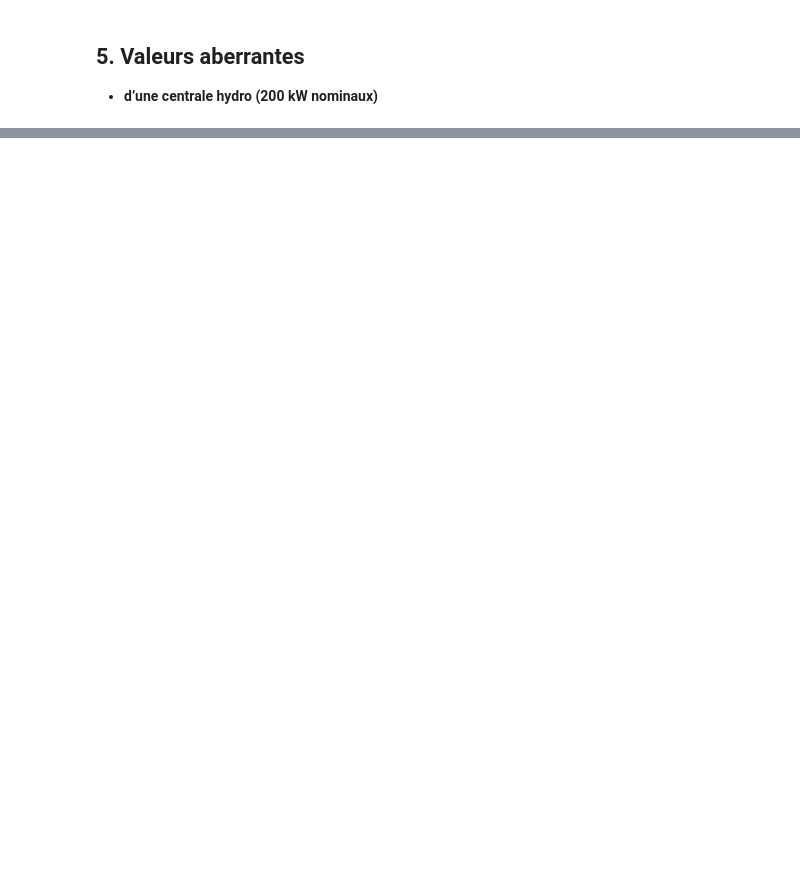
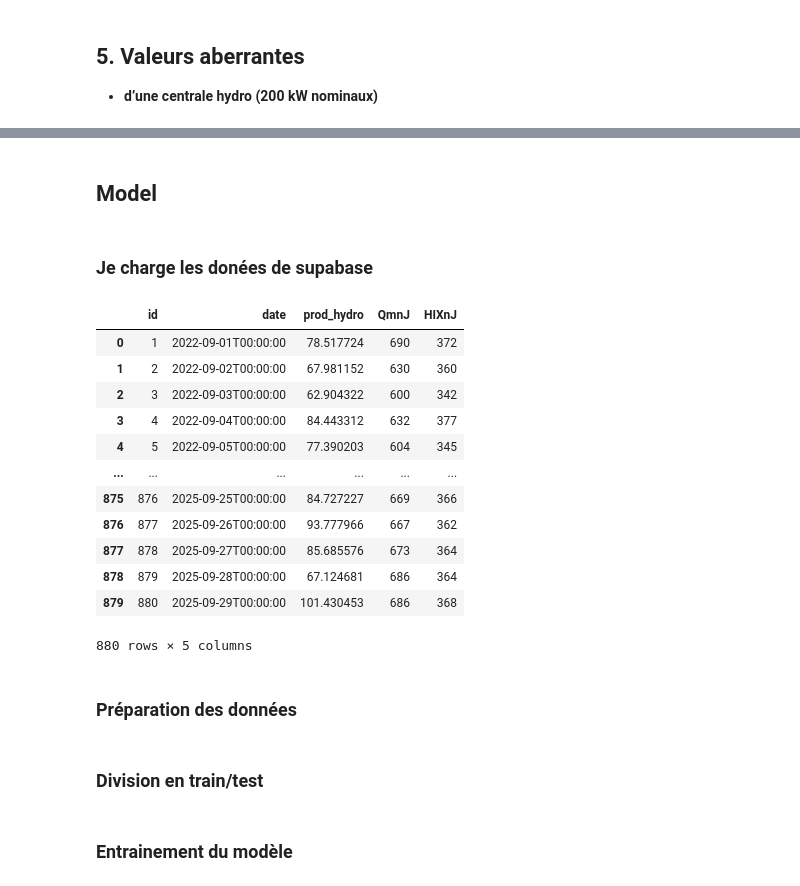
Before and after one commit to kirillsst/Production-EnR, a Jupyter notebook: notebooks/notebook_prod_hydro.ipynb, the cells around one changed output, grey strips where cells are left out. Drawn from its saved outputs; the diff is of its cells as text; code cells hidden in the pictures; blank space fills up the shorter version.

Commit message:
feat: test model(RFR)

```diff
--- a/notebooks/notebook_prod_hydro.ipynb
+++ b/notebooks/notebook_prod_hydro.ipynb
@@ -89 +96,31 @@ display(df_clean.describe())
 | max | 200.000000 |
+# %% [markdown]
+## Model
+# %% [markdown]
+### Je charge les donées de supabase
+# %%
+load_dotenv()
+
+SUPABASE_URL = os.getenv("SUPABASE_URL")
+SUPABASE_KEY = os.getenv("SUPABASE_SERVICE_ROLE_KEY")
+
+supabase = create_client(SUPABASE_URL, SUPABASE_KEY)
+data = supabase.table("Hydro_data").select("*").execute()
+df = pd.DataFrame(data.data)
+df
+# %% [output]
+|  | id | date | prod_hydro | QmnJ | HIXnJ |
+| 0 | 1 | 2022-09-01T00:00:00 | 78.517724 | 690 | 372 |
+| 1 | 2 | 2022-09-02T00:00:00 | 67.981152 | 630 | 360 |
+| 2 | 3 | 2022-09-03T00:00:00 | 62.904322 | 600 | 342 |
+| 3 | 4 | 2022-09-04T00:00:00 | 84.443312 | 632 | 377 |
+| 4 | 5 | 2022-09-05T00:00:00 | 77.390203 | 604 | 345 |
+| ... | ... | ... | ... | ... | ... |
+| 875 | 876 | 2025-09-25T00:00:00 | 84.727227 | 669 | 366 |
+| 876 | 877 | 2025-09-26T00:00:00 | 93.777966 | 667 | 362 |
+| 877 | 878 | 2025-09-27T00:00:00 | 85.685576 | 673 | 364 |
+| 878 | 879 | 2025-09-28T00:00:00 | 67.124681 | 686 | 364 |
+| 879 | 880 | 2025-09-29T00:00:00 | 101.430453 | 686 | 368 |
+880 rows × 5 columns
+# %% [markdown]
+### Préparation des données
@@ -89,0 +133,2 @@ display(df_clean.describe())
+# %% [markdown]
+### Division en train/test
@@ -89,0 +137,2 @@ display(df_clean.describe())
+# %% [markdown]
+### Entrainement du modèle
```
Also changed, not shown: parts of 11 cells of this notebook.
